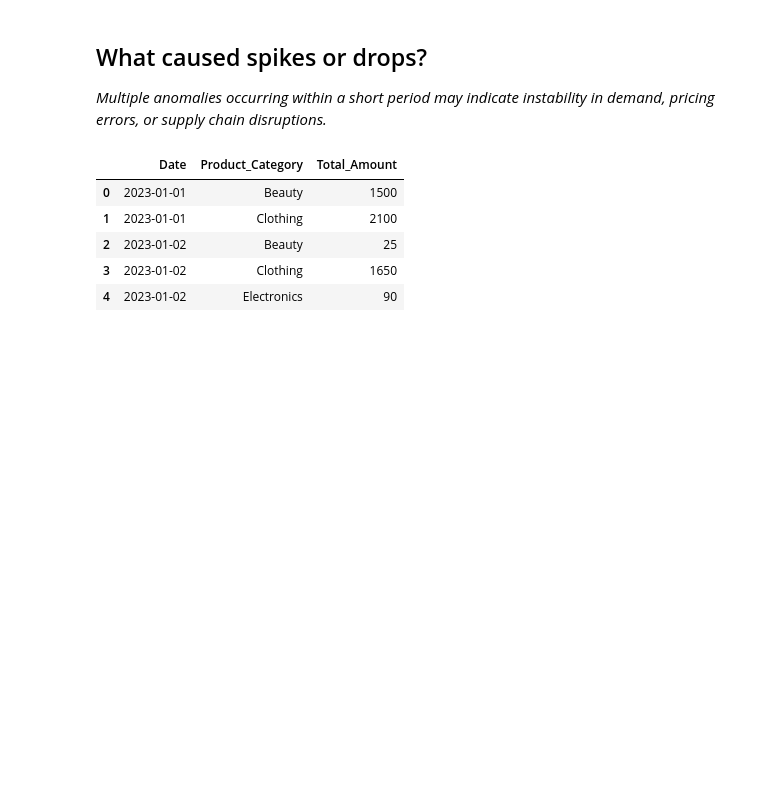
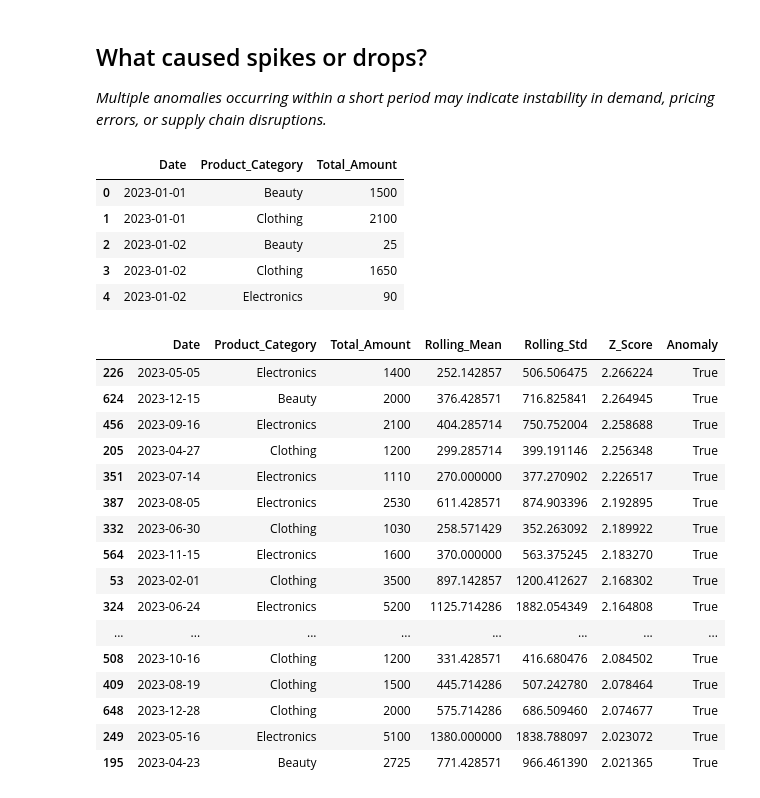
Before and after one commit to 0sinach1/data-and-ai-portfolio, a Jupyter notebook: 2026/2026-02-anomaly-detection/notebooks/anomaly-detection.ipynb, the cells around one changed output. Saved outputs shown, nothing was run; the diff lists cells and outputs as text; code cells hidden in the pictures; blank space fills up the shorter version.

Commit message:
inspect category anomalies

```diff
--- a/2026/2026-02-anomaly-detection/notebooks/anomaly-detection.ipynb
+++ b/2026/2026-02-anomaly-detection/notebooks/anomaly-detection.ipynb
@@ -132,3 +132,24 @@ category_daily['Z_Score'] = (
 )
 
 category_daily['Anomaly'] = category_daily['Z_Score'].abs() > 2
+# %%
+category_daily[category_daily['Anomaly'] == True]\
+    .sort_values('Z_Score', ascending=False)
+# %% [output]
+|  | Date | Product_Category | Total_Amount | Rolling_Mean | Rolling_Std | Z_Score | Anomaly |
+| 226 | 2023-05-05 | Electronics | 1400 | 252.142857 | 506.506475 | 2.266224 | True |
+| 624 | 2023-12-15 | Beauty | 2000 | 376.428571 | 716.825841 | 2.264945 | True |
+| 456 | 2023-09-16 | Electronics | 2100 | 404.285714 | 750.752004 | 2.258688 | True |
+| 205 | 2023-04-27 | Clothing | 1200 | 299.285714 | 399.191146 | 2.256348 | True |
+| 351 | 2023-07-14 | Electronics | 1110 | 270.000000 | 377.270902 | 2.226517 | True |
+| 387 | 2023-08-05 | Electronics | 2530 | 611.428571 | 874.903396 | 2.192895 | True |
+| 332 | 2023-06-30 | Clothing | 1030 | 258.571429 | 352.263092 | 2.189922 | True |
+| 564 | 2023-11-15 | Electronics | 1600 | 370.000000 | 563.375245 | 2.183270 | True |
+| 53 | 2023-02-01 | Clothing | 3500 | 897.142857 | 1200.412627 | 2.168302 | True |
+| 324 | 2023-06-24 | Electronics | 5200 | 1125.714286 | 1882.054349 | 2.164808 | True |
+| ... | ... | ... | ... | ... | ... | ... | ... |
+| 508 | 2023-10-16 | Clothing | 1200 | 331.428571 | 416.680476 | 2.084502 | True |
+| 409 | 2023-08-19 | Clothing | 1500 | 445.714286 | 507.242780 | 2.078464 | True |
+| 648 | 2023-12-28 | Clothing | 2000 | 575.714286 | 686.509460 | 2.074677 | True |
+| 249 | 2023-05-16 | Electronics | 5100 | 1380.000000 | 1838.788097 | 2.023072 | True |
+| 195 | 2023-04-23 | Beauty | 2725 | 771.428571 | 966.461390 | 2.021365 | True |
```
